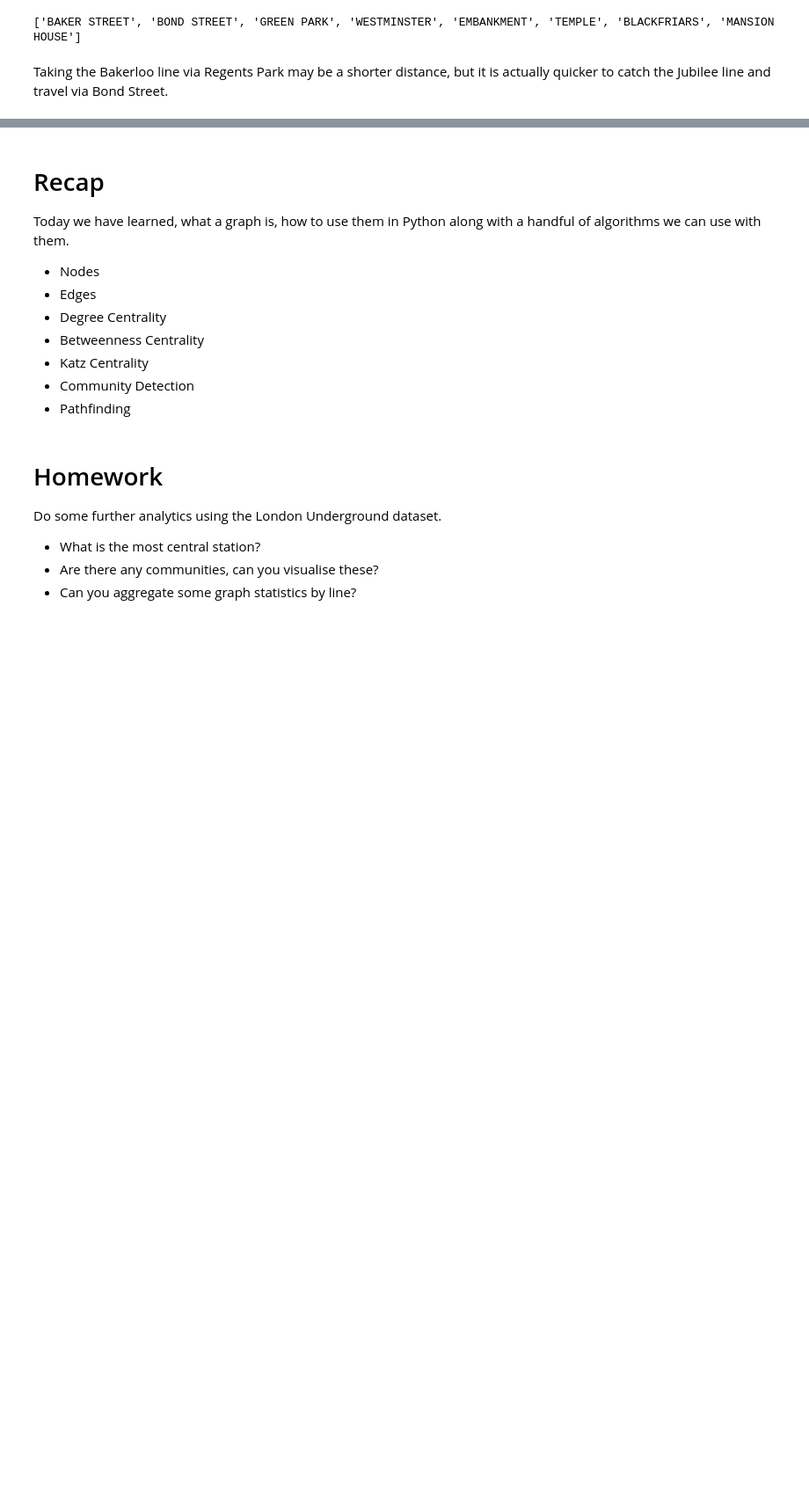
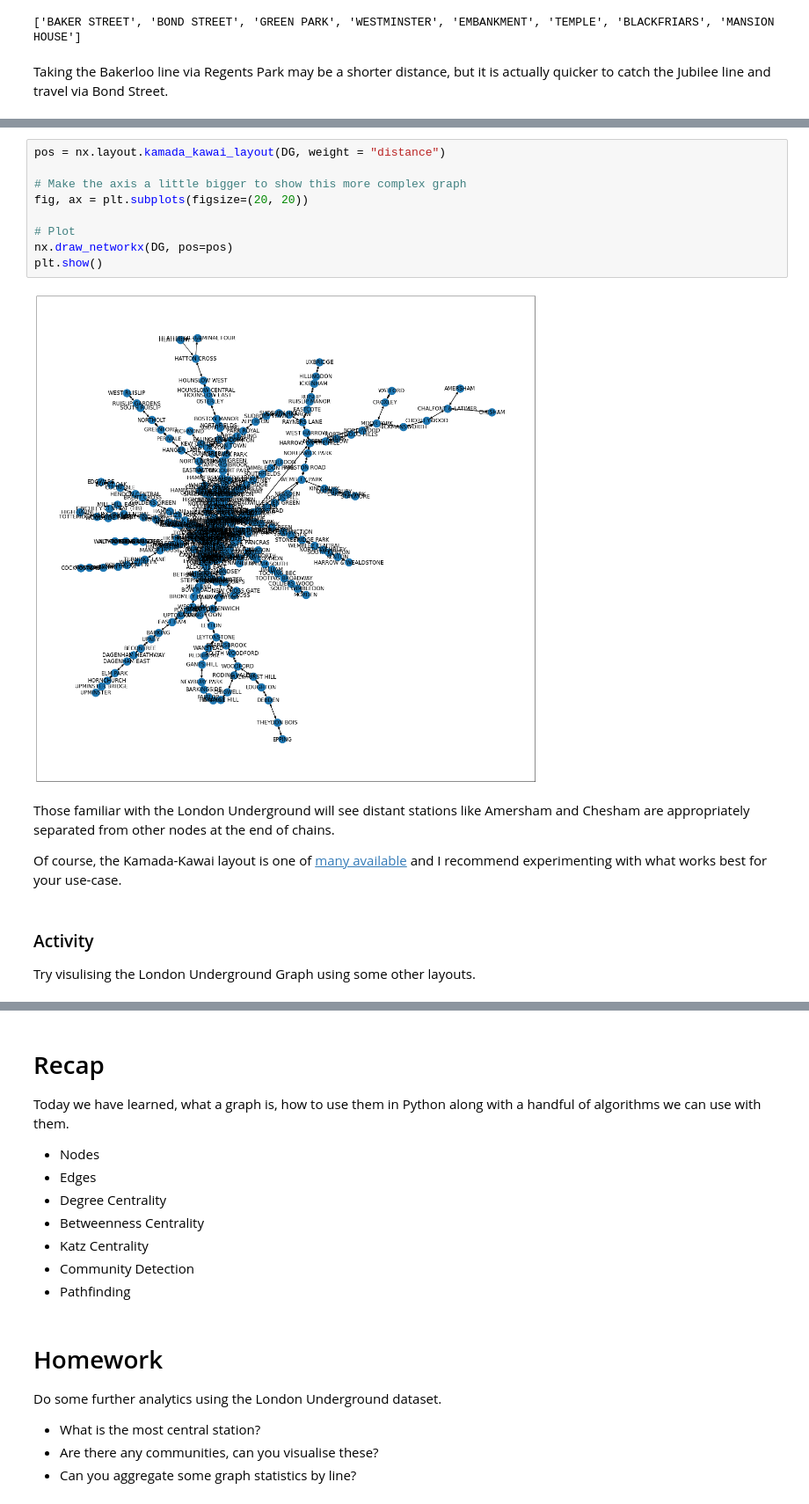
Before and after one commit to Jack-Lawton/python-resources, a Jupyter notebook: lessons/Graph Theory.ipynb, the cells around one changed output, grey strips where cells are left out. Shown at 88% size. Saved outputs shown, nothing was run; the diff lists cells and outputs as text; blank space fills up the shorter version.

Commit message:
Added graph layouts to graph lesson

```diff
--- a/lessons/Graph Theory.ipynb
+++ b/lessons/Graph Theory.ipynb
@@ -349,0 +354,19 @@ Taking the Bakerloo line via Regents Park may be a shorter distance, but it is a
+# %%
+pos = nx.layout.kamada_kawai_layout(DG, weight = "distance")
+
+# Make the axis a little bigger to show this more complex graph
+fig, ax = plt.subplots(figsize=(20, 20))
+
+# Plot
+nx.draw_networkx(DG, pos=pos)
+plt.show()
+# %% [output]
+[figure, added]
+# %% [markdown]
+Those familiar with the London Underground will see distant stations like Amersham and Chesham are appropriately separated from other nodes at the end of chains.
+
+Of course, the Kamada-Kawai layout is one of [many available](https://networkx.org/documentation/latest/reference/drawing.html#module-networkx.drawing.layout) and I recommend experimenting with what works best for your use-case.
+# %% [markdown]
+### Activity
+
+Try visulising the London Underground Graph using some other layouts.
```
Also changed, not shown: parts of 5 cells of this notebook.
